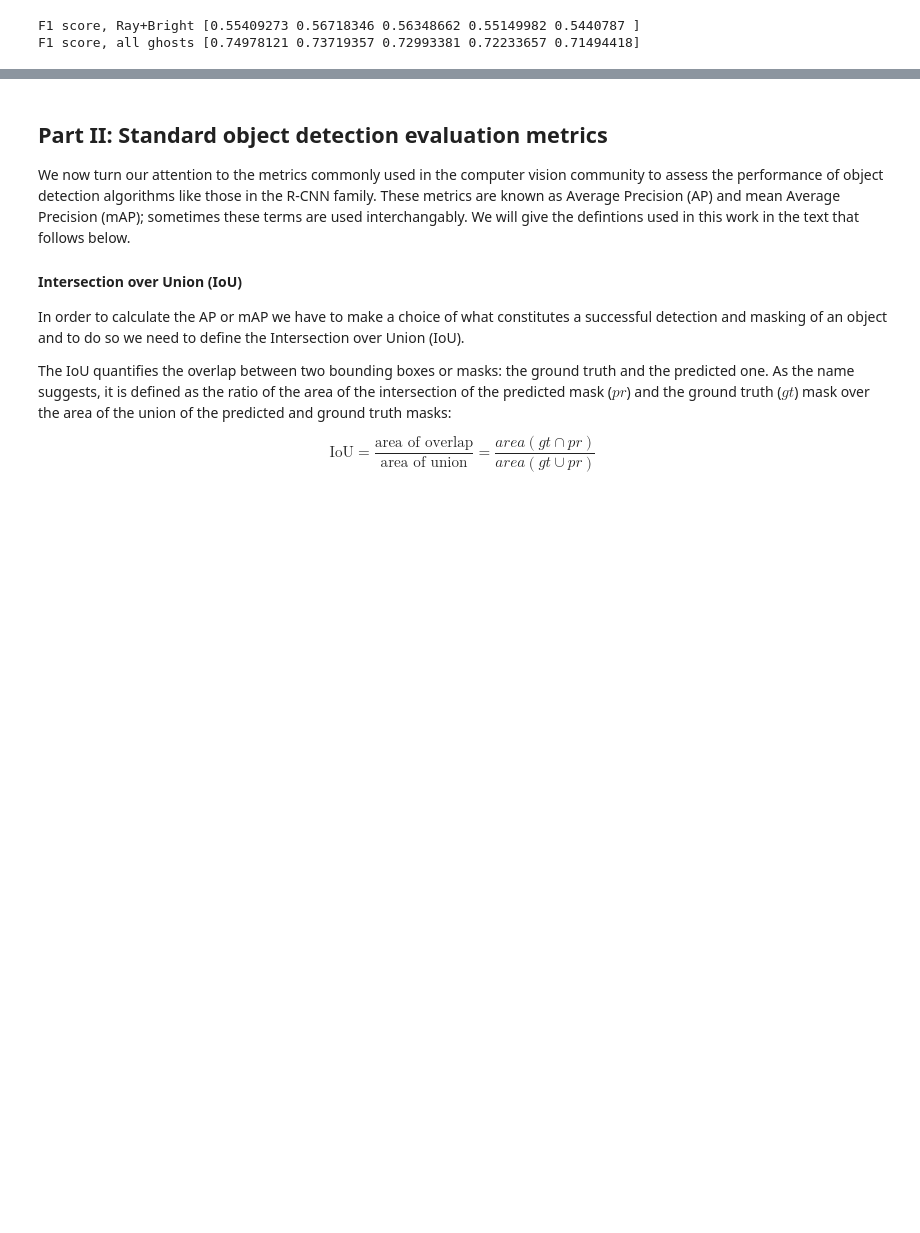
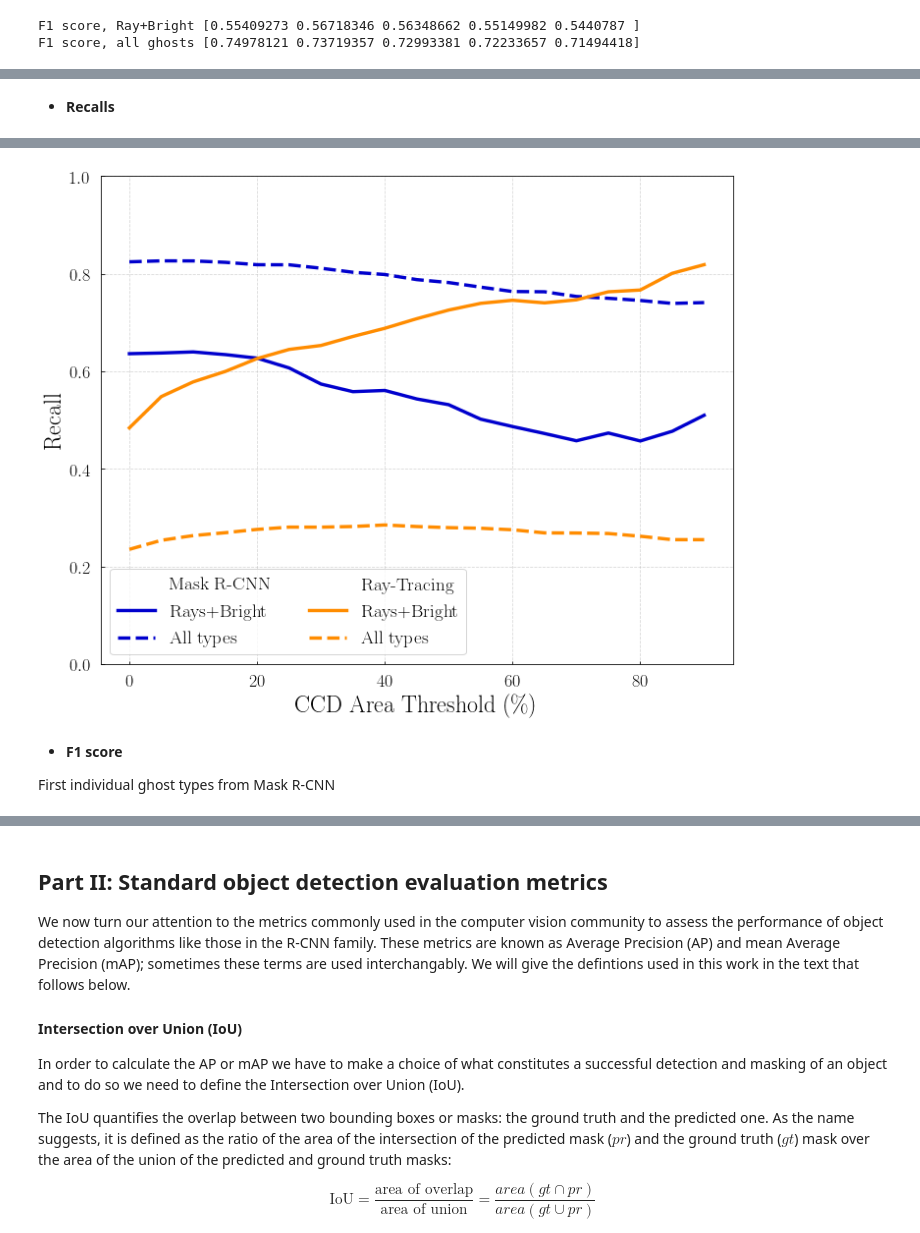
Before and after one commit to dtanoglidis/DeepGhostBusters, a Jupyter notebook: Inference_and_Evaluation.ipynb, the cells around one changed output, grey strips where cells are left out. Cells and saved outputs as stored; diff of their text form; code cells hidden in the pictures; blank space fills up the shorter version.

```diff
--- a/Inference_and_Evaluation.ipynb
+++ b/Inference_and_Evaluation.ipynb
@@ -1107,0 +1144,30 @@ F1 score, all ghosts [0.74978121 0.73719357 0.72993381 0.72233657 0.71494418]
+# %% [markdown]
+- **Recalls**
+# %%
+plt.figure(figsize=(10, 8))
+
+# Recalls, Mask R-CNN
+plt.plot([],marker="", ls="", label='Mask R-CNN')
+plt.plot(percent,metrics_ray_bright[:,1],c='mediumblue',linewidth=3.4,label='Rays+Bright')
+plt.plot(percent,metrics_all[:,1],c='mediumblue',ls='--',linewidth=3.4,label='All types')
+
+# Recalls, Ray-Tracing
+plt.plot([],marker="", ls="", label='Ray-Tracing')
+plt.plot(percent,metrics_ray_bright_rt[:,1],c='darkorange',linewidth=3.4,label='Rays+Bright')
+plt.plot(percent,metrics_all_rt[:,1],c='darkorange',ls='--',linewidth=3.4,label='All types')
+
+
+# Legents/Labels etc
+plt.legend(frameon=True, loc='lower left',ncol=2, fontsize=19)
+plt.tick_params(axis='both', labelsize=18)
+plt.xlabel('CCD Area Threshold ($\%$)',fontsize=24);plt.ylabel('Recall',fontsize=24)
+plt.grid(ls='--',alpha=0.5)
+plt.ylim(0.0,1.)
+
+
+
+plt.tight_layout()
+#plt.savefig("/content/drive/My Drive/Plots/Recalls_Combined.pdf")
+#files.download("/content/drive/My Drive/Plots/Recalls_Combined.pdf")
+plt.show()
+# %% [output]
@@ -1107,0 +1176,5 @@ F1 score, all ghosts [0.74978121 0.73719357 0.72993381 0.72233657 0.71494418]
+[figure, added]
+# %% [markdown]
+- **F1 score**
+
+First individual ghost types from Mask R-CNN
```
Also changed, not shown: parts of 12 cells of this notebook.
